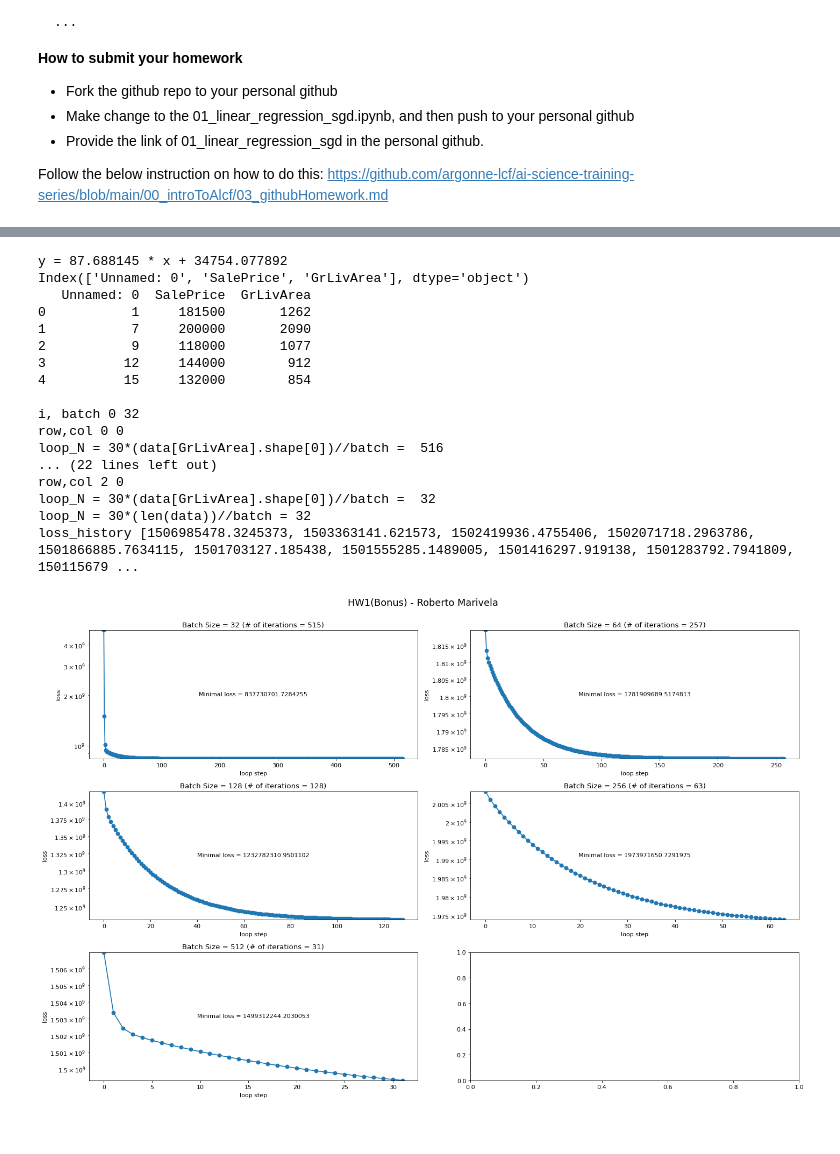
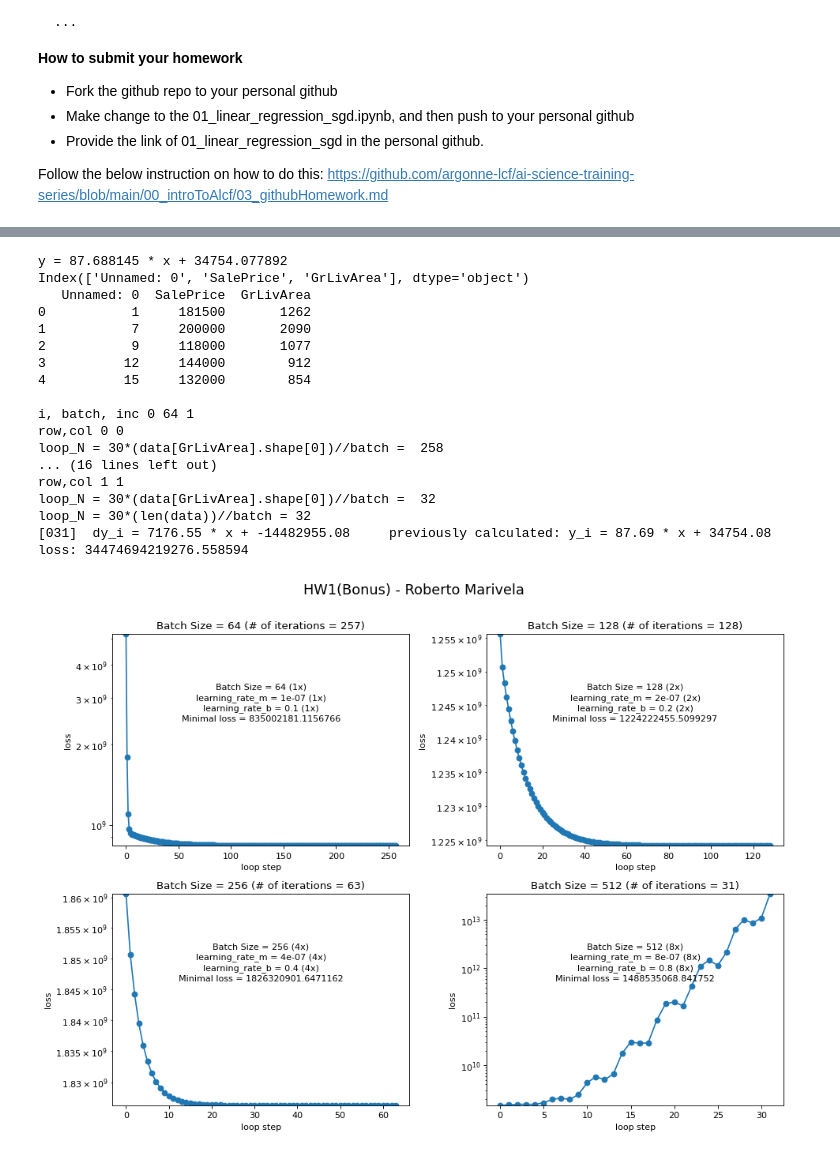
Before and after one commit to robmariv/ai-science-training-series, a Jupyter notebook: 01_intro_AI_on_Supercomputer/01_linear_regression_sgd.ipynb, the cells around one changed output, grey strips where cells are left out. Cells and saved outputs as stored; diff of their text form; code cells hidden in the pictures.

```diff
--- a/01_intro_AI_on_Supercomputer/01_linear_regression_sgd.ipynb
+++ b/01_intro_AI_on_Supercomputer/01_linear_regression_sgd.ipynb
@@ -477,7 +477,7 @@ print(data.head())
 fig,ax  = plt.subplots(3,2,figsize=(18,12),dpi=80)
 fig.suptitle('HW1 - Roberto Marivela\n', fontsize=16)
 #batches = [64, 256, 1024, 4096]  # old
-batches = [32, 64, 128, 256, 512]
+batches = [32, 64, 128, 256, 512, 60]
 for i, batch in enumerate(batches):
   print('\ni, batch', i, batch)
   row = i // 2
@@ -489,6 +489,7 @@ for i, batch in enumerate(batches):
   data_y = data_batch['SalePrice'].to_numpy()
 
   loss_history = []
+  print('loss_history', loss_history)
   loop_N = 30*(data['GrLivArea'].shape[0])//batch
   print('loop_N = 30*(data[GrLivArea].shape[0])//batch = ', loop_N)
   # loop_N = 30*(len(data))//batch
@@ -511,7 +512,7 @@ for i, batch in enumerate(batches):
     line_x = np.arange(data_x.min(),data_x.max())
     line_y = line_x * m_calc + b_calc
 
-  # print('[%03d]  dy_i = %.2f * x + %.2f     previously calculated: y_i = %.2f * x + %.2f    loss: %f' % (j,m,b,m_calc,b_calc,loss_value))
+  print('[%03d]  dy_i = %.2f * x + %.2f     previously calculated: y_i = %.2f * x + %.2f    loss: %f' % (j,m,b,m_calc,b_calc,loss_value))
   print('loss_history', loss_history)
   loss_x = np.arange(0,len(loss_history))
   loss_y = np.asarray(loss_history)
@@ -614,12 +615,18 @@ print(data.head())
 # data_x = data_batch['GrLivArea'].to_numpy()
 # data_y = data_batch['SalePrice'].to_numpy()
 
-fig,ax  = plt.subplots(3,2,figsize=(18,12),dpi=80)
+fig,ax  = plt.subplots(2,2,figsize=(12,9),dpi=80)
 fig.suptitle('HW1(Bonus) - Roberto Marivela\n', fontsize=16)
 #batches = [64, 256, 1024, 4096]  # old
-batches = [32, 64, 128, 256, 512]
-for i, batch in enumerate(batches):
-  print('\ni, batch', i, batch)
+batch_ori = 64
+increases = [1, 2, 4, 8]
+
+for i, inc in enumerate(increases):
+  batch           = 64   * inc
+  learning_rate_m = 1e-7 * inc
+  learning_rate_b = 1e-1 * inc
+# for i, batch in enumerate(batches):
+  print('\ni, batch, inc', i, batch, inc)
   row = i // 2
   col = i  % 2
   print('row,col', row,col)
@@ -651,41 +658,44 @@ for i, batch in enumerate(batches):
     line_x = np.arange(data_x.min(),data_x.max())
     line_y = line_x * m_calc + b_calc
 
-  # print('[%03d]  dy_i = %.2f * x + %.2f     previously calculated: y_i = %.2f * x + %.2f    loss: %f' % (j,m,b,m_calc,b_calc,loss_value))
-  print('loss_history', loss_history)
+  print('[%03d]  dy_i = %.2f * x + %.2f     previously calculated: y_i = %.2f * x + %.2f    loss: %f' % (j,m,b,m_calc,b_calc,loss_value))
+  # print('loss_history', loss_history)
   loss_x = np.arange(0,len(loss_history))
   loss_y = np.asarray(loss_history)
   ax[row, col].set_title('Batch Size = {0:d} (# of iterations = {1:d})'.format(batch, j))
   ax[row, col].plot(loss_x,loss_y, 'o-')
   ax[row, col].set_yscale('log')
   ax[row, col].set_xlabel('loop step')
   ax[row, col].set_ylabel('loss')
   ax[row, col].set_ylim(min(loss_history), max(loss_history))
-  ax[row, col].text(0.5, 0.5, f'Minimal loss = {min(loss_history)}', horizontalalignment='center', verticalalignment='center', transform=ax[row, col].transAxes)
+  ax[row, col].text(0.5, 0.75, f'Batch Size = {batch} ({inc}x)'               , horizontalalignment='center', verticalalignment='center', transform=ax[row, col].transAxes)
+  ax[row, col].text(0.5, 0.70, f'learning_rate_m = {learning_rate_m} ({inc}x)', horizontalalignment='center', verticalalignment='center', transform=ax[row, col].transAxes)
+  ax[row, col].text(0.5, 0.65, f'learning_rate_b = {learning_rate_b} ({inc}x)', horizontalalignment='center', verticalalignment='center', transform=ax[row, col].transAxes)
+  ax[row, col].text(0.5, 0.60, f'Minimal loss = {min(loss_history)}'          , horizontalalignment='center', verticalalignment='center', transform=ax[row, col].transAxes)
 
   # plt.show()
   # gives us time to see the plot
   time.sleep(2.5)
   # clears the plot when the next plot is ready to show.
   # ipydis.clear_output(wait=True)
 plt.tight_layout()
 plt.show()
 # %% [output]
 y = 87.688145 * x + 34754.077892
 Index(['Unnamed: 0', 'SalePrice', 'GrLivArea'], dtype='object')
    Unnamed: 0  SalePrice  GrLivArea
 0           1     181500       1262
 1           7     200000       2090
 2           9     118000       1077
 3          12     144000        912
 4          15     132000        854
 
-i, batch 0 32
+i, batch, inc 0 64 1
 row,col 0 0
-loop_N = 30*(data[GrLivArea].shape[0])//batch =  516
-... (22 lines left out)
-row,col 2 0
+loop_N = 30*(data[GrLivArea].shape[0])//batch =  258
+... (16 lines left out)
+row,col 1 1
 loop_N = 30*(data[GrLivArea].shape[0])//batch =  32
 loop_N = 30*(len(data))//batch = 32
-loss_history [1506985478.3245373, 1503363141.621573, 1502419936.4755406, 1502071718.2963786, 1501866885.7634115, 1501703127.185438, 1501555285.1489005, 1501416297.919138, 1501283792.7941809, 150115679 ...
+[031]  dy_i = 7176.55 * x + -14482955.08     previously calculated: y_i = 87.69 * x + 34754.08    loss: 34474694219276.558594
-[figure, old version]
+[figure, new version]
```
Also changed, not shown: parts of 1 cell of this notebook.
